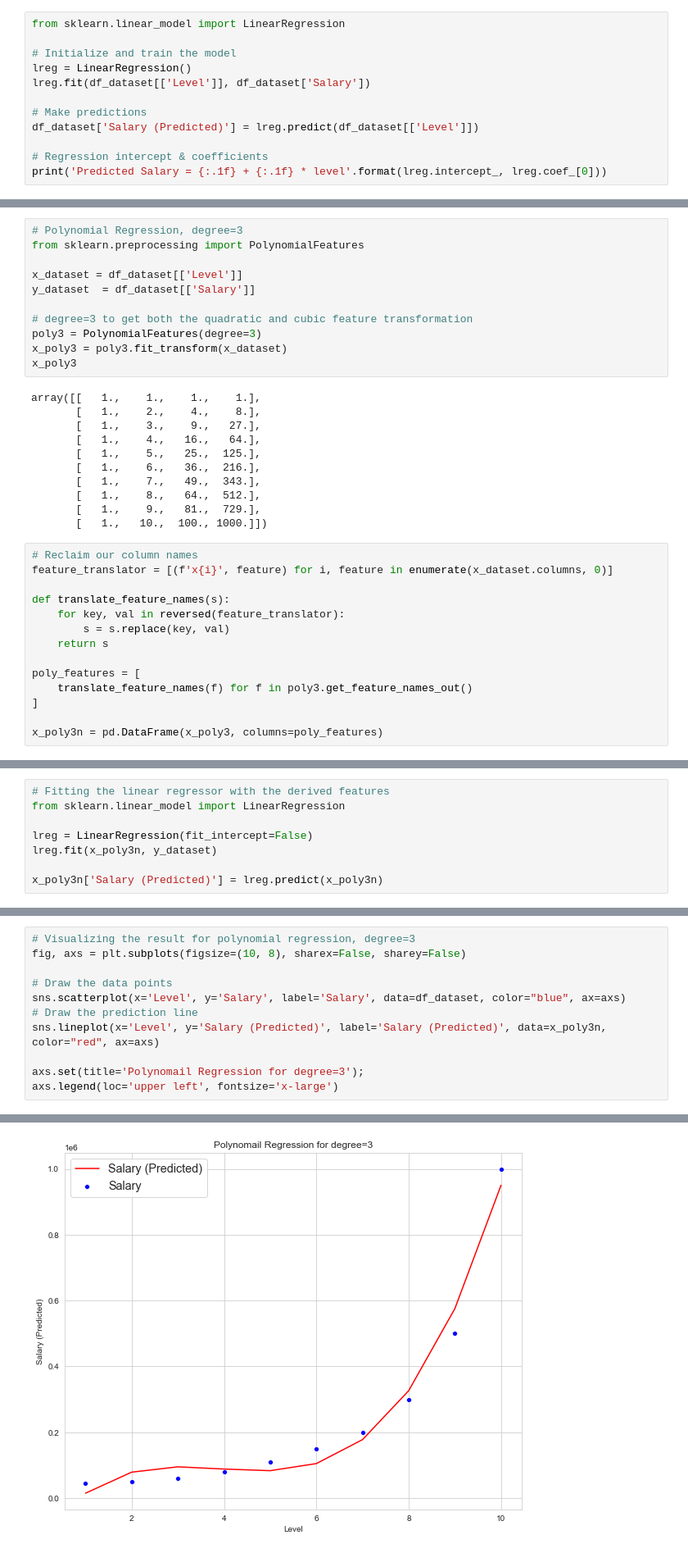
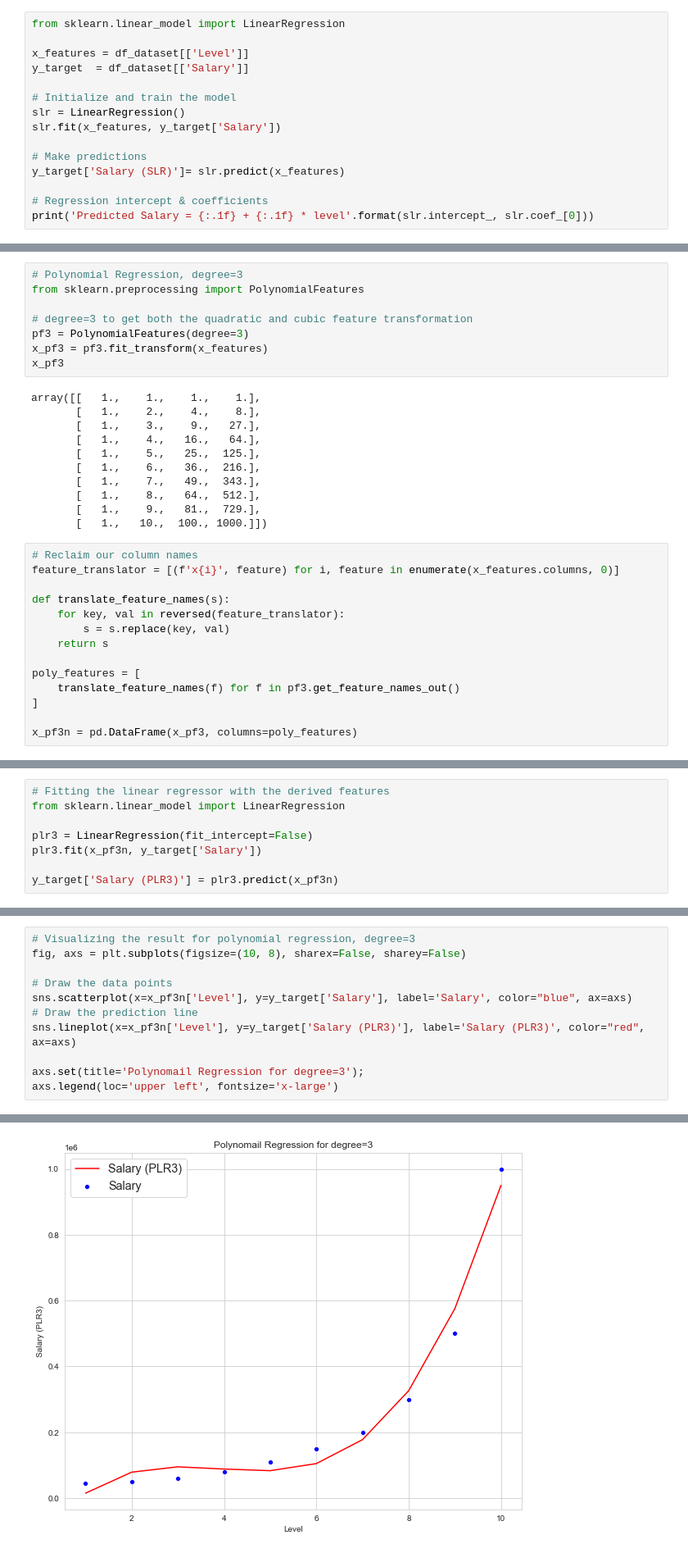
Before and after one commit to elsayedrashed/machine-learning-app, a Jupyter notebook: suppervised-learning/regression-algorithms/polynomial-regression/polynomial-regression-scikit-learn.ipynb, the cells around one changed output, grey strips where cells are left out. Shown at 82% size. Drawn from its saved outputs; the diff is of its cells as text.

```diff
--- a/suppervised-learning/regression-algorithms/polynomial-regression/polynomial-regression-scikit-learn.ipynb
+++ b/suppervised-learning/regression-algorithms/polynomial-regression/polynomial-regression-scikit-learn.ipynb
@@ -40,14 +42,17 @@ axs.legend(loc='upper left', fontsize='x-large')
 # %%
 from sklearn.linear_model import LinearRegression
 
+x_features = df_dataset[['Level']]
+y_target  = df_dataset[['Salary']]
+
 # Initialize and train the model
-lreg = LinearRegression()
-lreg.fit(df_dataset[['Level']], df_dataset['Salary'])
+slr = LinearRegression()
+slr.fit(x_features, y_target['Salary'])
 
 # Make predictions
-df_dataset['Salary (Predicted)'] = lreg.predict(df_dataset[['Level']])
+y_target['Salary (SLR)']= slr.predict(x_features)
 
 # Regression intercept & coefficients
-print('Predicted Salary = {:.1f} + {:.1f} * level'.format(lreg.intercept_, lreg.coef_[0]))
+print('Predicted Salary = {:.1f} + {:.1f} * level'.format(slr.intercept_, slr.coef_[0]))
 # %% [output]
 Predicted Salary = -195333.3 + 80878.8 * level
@@ -74,13 +122,10 @@ axs.legend(loc='upper left', fontsize='x-large')
 # Polynomial Regression, degree=3
 from sklearn.preprocessing import PolynomialFeatures
 
-x_dataset = df_dataset[['Level']]
-y_dataset  = df_dataset[['Salary']]
-
 # degree=3 to get both the quadratic and cubic feature transformation
-poly3 = PolynomialFeatures(degree=3)
-x_poly3 = poly3.fit_transform(x_dataset)
-x_poly3
+pf3 = PolynomialFeatures(degree=3)
+x_pf3 = pf3.fit_transform(x_features)
+x_pf3
 # %% [output]
 array([[   1.,    1.,    1.,    1.],
        [   1.,    2.,    4.,    8.],
@@ -94,7 +139,7 @@ array([[   1.,    1.,    1.,    1.],
        [   1.,   10.,  100., 1000.]])
 # %%
 # Reclaim our column names
-feature_translator = [(f'x{i}', feature) for i, feature in enumerate(x_dataset.columns, 0)]
+feature_translator = [(f'x{i}', feature) for i, feature in enumerate(x_features.columns, 0)]
 
 def translate_feature_names(s):
     for key, val in reversed(feature_translator):
@@ -102,7 +147,7 @@ def translate_feature_names(s):
     return s
 
 poly_features = [
-    translate_feature_names(f) for f in poly3.get_feature_names_out()
+    translate_feature_names(f) for f in pf3.get_feature_names_out()
 ]
 
-x_poly3n = pd.DataFrame(x_poly3, columns=poly_features)
+x_pf3n = pd.DataFrame(x_pf3, columns=poly_features)
@@ -124,7 +169,7 @@ x_poly3n
 # Fitting the linear regressor with the derived features
 from sklearn.linear_model import LinearRegression
 
-lreg = LinearRegression(fit_intercept=False)
-lreg.fit(x_poly3n, y_dataset)
+plr3 = LinearRegression(fit_intercept=False)
+plr3.fit(x_pf3n, y_target['Salary'])
 
-x_poly3n['Salary (Predicted)'] = lreg.predict(x_poly3n)
+y_target['Salary (PLR3)'] = plr3.predict(x_pf3n)
@@ -145,16 +208,16 @@ x_poly3n
 # %%
 # Visualizing the result for polynomial regression, degree=3
 fig, axs = plt.subplots(figsize=(10, 8), sharex=False, sharey=False)
 
 # Draw the data points
-sns.scatterplot(x='Level', y='Salary', label='Salary', data=df_dataset, color="blue", ax=axs)
+sns.scatterplot(x=x_pf3n['Level'], y=y_target['Salary'], label='Salary', color="blue", ax=axs)
 # Draw the prediction line
-sns.lineplot(x='Level', y='Salary (Predicted)', label='Salary (Predicted)', data=x_poly3n, color="red", ax=axs)
+sns.lineplot(x=x_pf3n['Level'], y=y_target['Salary (PLR3)'], label='Salary (PLR3)', color="red", ax=axs)
 
 axs.set(title='Polynomail Regression for degree=3');
 axs.legend(loc='upper left', fontsize='x-large')
 # %% [output]
 <matplotlib.legend.Legend at 0x...>
-[figure, old version]
+[figure, new version]
 # %% [markdown]
 ## As we can see in the above output image, the predictions are close to the real values. The above plot will vary as we will change the degree.
```
Also changed, not shown: parts of 23 cells of this notebook, 1 other file.
